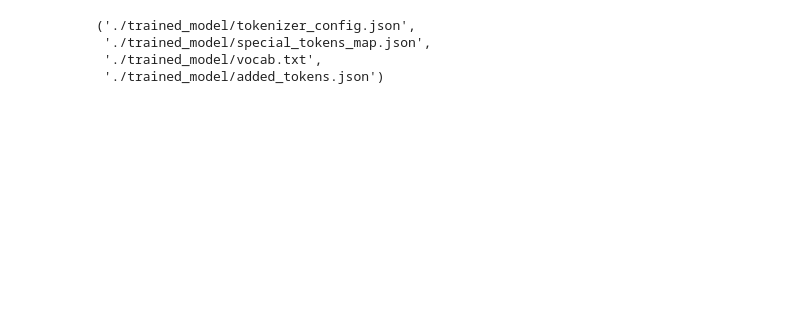
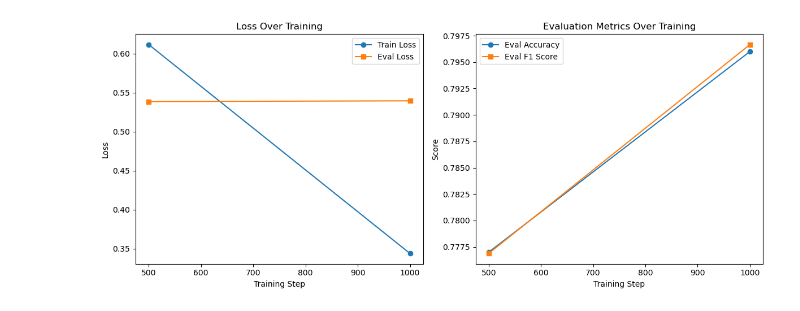
Before and after one commit to talalahmad27/SentiChat, a Jupyter notebook: Fine Tuning/BERT-finetuning.ipynb, the cells around one changed output. Saved outputs shown, nothing was run; the diff lists cells and outputs as text; code cells hidden in the pictures; blank space fills up the shorter version.

```diff
--- a/Fine Tuning/BERT-finetuning.ipynb
+++ b/Fine Tuning/BERT-finetuning.ipynb
@@ -107,7 +99,40 @@ torch.save(model.state_dict(), 'model_weights.pth')
-# %%
-tokenizer.save_pretrained(save_directory)
-# %% [output]
-('./trained_model/tokenizer_config.json',
- './trained_model/special_tokens_map.json',
- './trained_model/vocab.txt',
- './trained_model/added_tokens.json')
+# %%
+import matplotlib.pyplot as plt
+
+# Extracted from your trainer_state.json
+log_history = [
+    {"epoch": 1.0, "grad_norm": 6.245513916015625, "learning_rate": 2.5e-05, "loss": 0.6117, "step": 500},
+    {"epoch": 1.0, "eval_accuracy": 0.777, "eval_f1": 0.7768781099060905, "eval_loss": 0.5386298298835754, "eval_runtime": 96.6224, "eval_samples_per_second": 20.699, "eval_steps_per_second": 2.587, "step": 500},
+    {"epoch": 2.0, "grad_norm": 5.135979175567627, "learning_rate": 0.0, "loss": 0.3437, "step": 1000},
+    {"epoch": 2.0, "eval_accuracy": 0.796, "eval_f1": 0.7966597668651503, "eval_loss": 0.5395463705062866, "eval_runtime": 126.1268, "eval_samples_per_second": 15.857, "eval_steps_per_second": 1.982, "step": 1000}
+]
+
+train_loss = [log["loss"] for log in log_history if "loss" in log]
+eval_loss = [log["eval_loss"] for log in log_history if "eval_loss" in log]
+eval_accuracy = [log["eval_accuracy"] for log in log_history if "eval_accuracy" in log]
+eval_f1 = [log["eval_f1"] for log in log_history if "eval_f1" in log]
+steps = [log["step"] for log in log_history if "eval_loss" in log]
+
+# 📈 Plot
+plt.figure(figsize=(12, 5))
+
+plt.subplot(1, 2, 1)
+plt.plot([500, 1000], train_loss, marker='o', label="Train Loss")
+plt.plot(steps, eval_loss, marker='s', label="Eval Loss")
+plt.title("Loss Over Training")
+plt.xlabel("Training Step")
+plt.ylabel("Loss")
+plt.legend()
+
+plt.subplot(1, 2, 2)
+plt.plot(steps, eval_accuracy, marker='o', label="Eval Accuracy")
+plt.plot(steps, eval_f1, marker='s', label="Eval F1 Score")
+plt.title("Evaluation Metrics Over Training")
+plt.xlabel("Training Step")
+plt.ylabel("Score")
+plt.legend()
+
+plt.tight_layout()
+plt.show()
+# %% [output]
+[figure, added]
```
Also changed, not shown: parts of 9 cells of this notebook.
